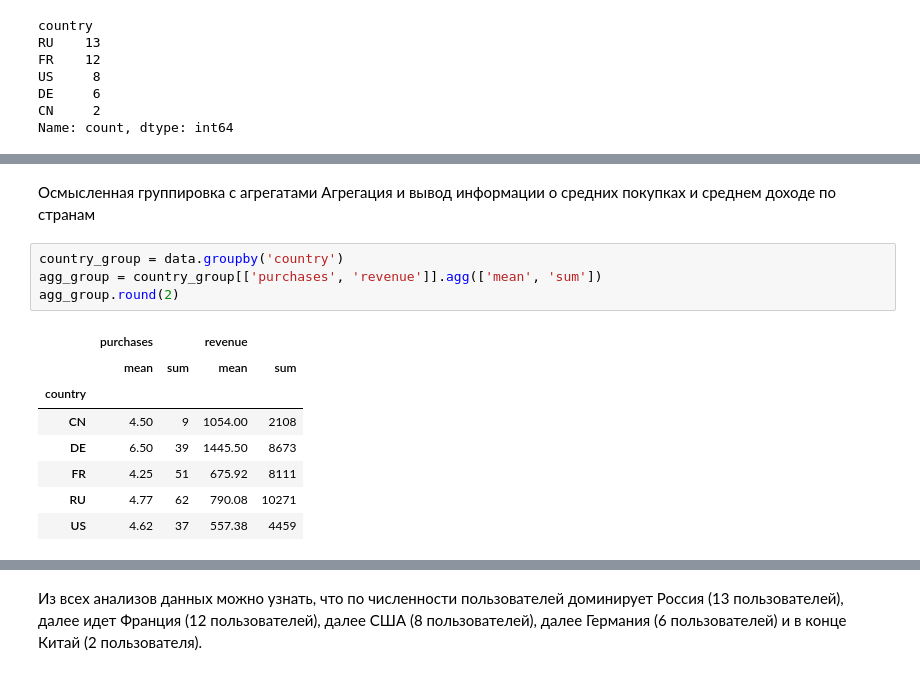
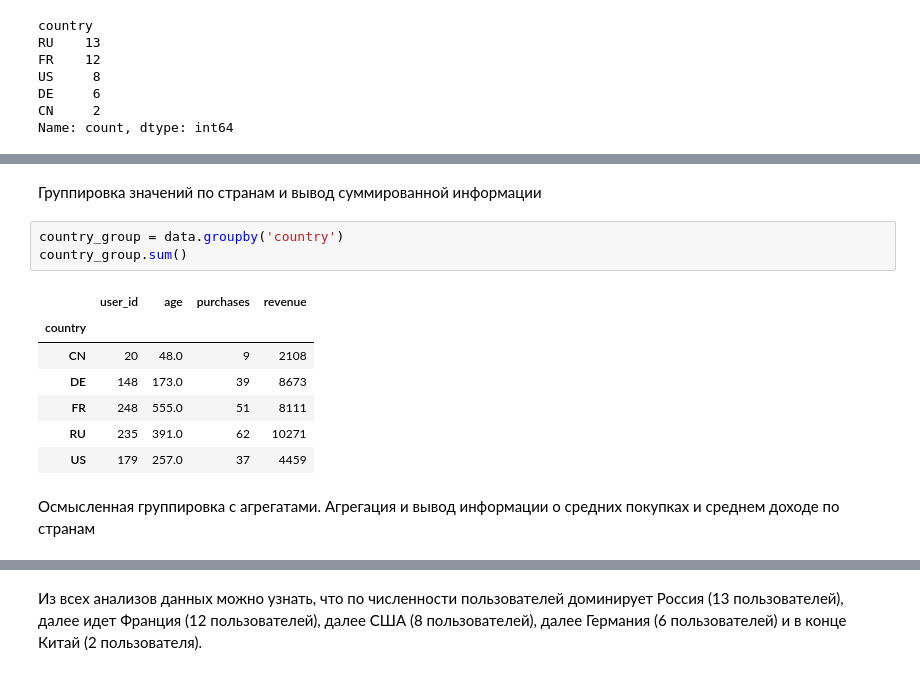
Before and after one commit to larin-nv/aie-student-lnv, a Jupyter notebook: homeworks/HW02/HW02.ipynb, the cells around one changed output, grey strips where cells are left out. Saved outputs shown, nothing was run; the diff lists cells and outputs as text.

```diff
--- a/homeworks/HW02/HW02.ipynb
+++ b/homeworks/HW02/HW02.ipynb
@@ -148,16 +193,16 @@ Name: count, dtype: int64
 # %% [markdown]
-Осмысленная группировка с агрегатами
-Агрегация и вывод информации о средних покупках и среднем доходе по странам
+Группировка значений по странам и вывод суммированной информации
 # %%
 country_group = data.groupby('country')
-agg_group = country_group[['purchases', 'revenue']].agg(['mean', 'sum'])
-agg_group.round(2)
+country_group.sum()
 # %% [output]
-|  | purchases |  | revenue |  |
-|  | mean | sum | mean | sum |
+|  | user_id | age | purchases | revenue |
 | country |  |  |  |  |
-| CN | 4.50 | 9 | 1054.00 | 2108 |
-| DE | 6.50 | 39 | 1445.50 | 8673 |
-| FR | 4.25 | 51 | 675.92 | 8111 |
-| RU | 4.77 | 62 | 790.08 | 10271 |
-| US | 4.62 | 37 | 557.38 | 4459 |
+| CN | 20 | 48.0 | 9 | 2108 |
+| DE | 148 | 173.0 | 39 | 8673 |
+| FR | 248 | 555.0 | 51 | 8111 |
+| RU | 235 | 391.0 | 62 | 10271 |
+| US | 179 | 257.0 | 37 | 4459 |
+# %% [markdown]
+Осмысленная группировка с агрегатами.
+Агрегация и вывод информации о средних покупках и среднем доходе по странам
```
Also changed, not shown: parts of 14 cells of this notebook, 2 other files.
